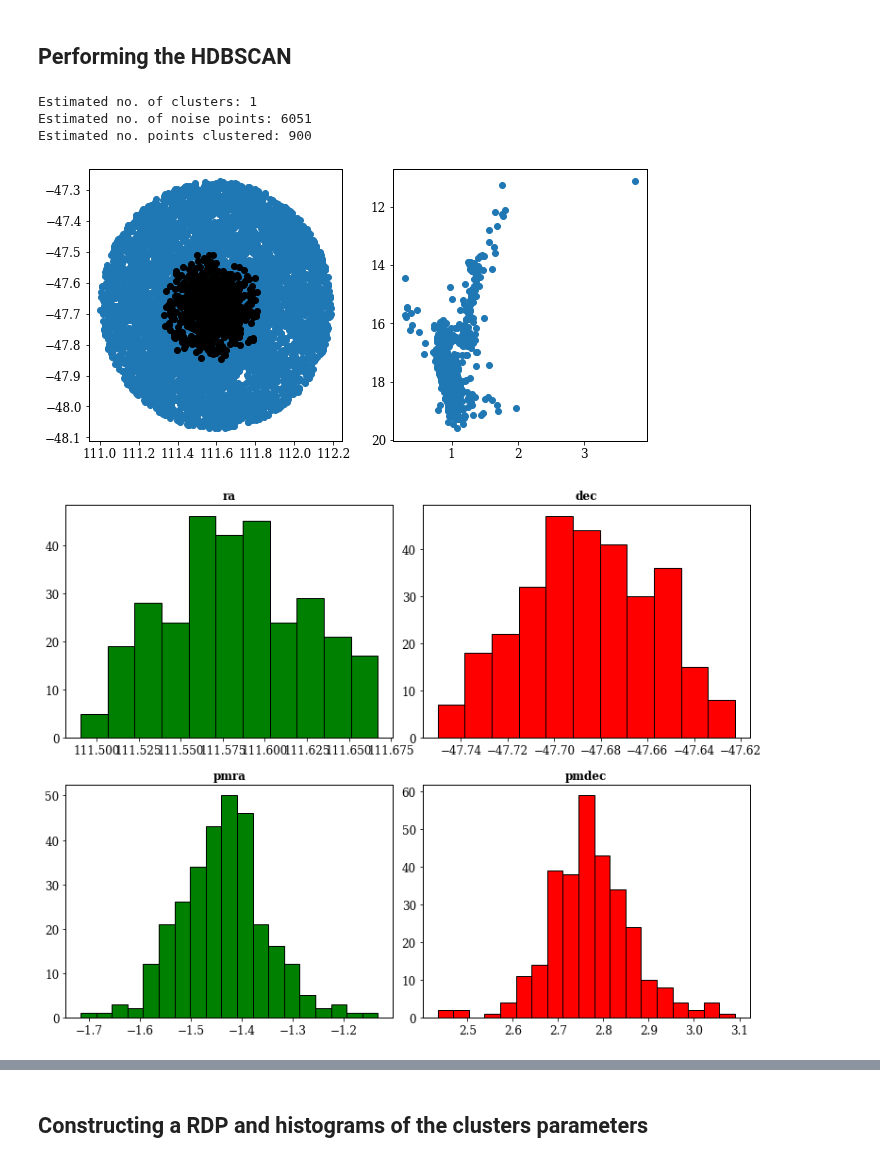
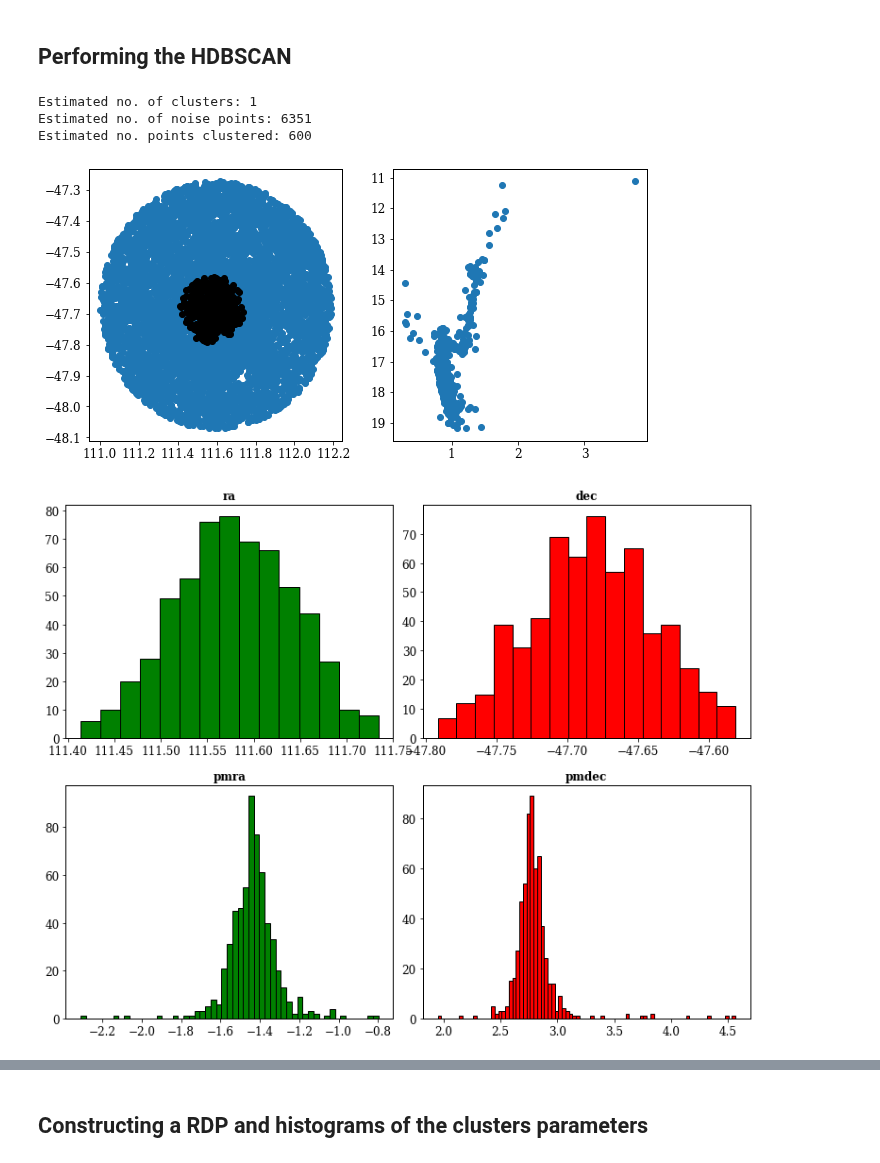
Before and after one commit to jppirest/mw_substructures, a Jupyter notebook: dados/GAIA/HDBSCAN/Clusters/Melotte_66/py_gaia.ipynb, the cells around one changed output, grey strips where cells are left out. Cells and saved outputs as stored; diff of their text form; code cells hidden in the pictures.

```diff
--- a/dados/GAIA/HDBSCAN/Clusters/Melotte_66/py_gaia.ipynb
+++ b/dados/GAIA/HDBSCAN/Clusters/Melotte_66/py_gaia.ipynb
@@ -157,41 +157,41 @@ from sklearn.preprocessing import RobustScaler
 
 escalada = RobustScaler().fit_transform(cincoD)
 # %%
-pts_expected = 900
+pts_expected = 600
 
 clusterer = hdbscan.HDBSCAN(min_cluster_size = pts_expected, min_samples = pts_expected, allow_single_cluster=True, cluster_selection_method = 'eom', metric = 'euclidean').fit(escalada)
 
 
 labels = clusterer.labels_
 
 
 ndf = ndf.assign(labels=labels)
 
 
 N_clus=len(set(labels))-(1 if -1 in labels else 0)
 print('Estimated no. of clusters: %d' % N_clus)
 
 n_noise = list(clusterer.labels_).count(-1)
 print('Estimated no. of noise points: %d' % n_noise)
 
 n_in = list(clusterer.labels_).count(0)
 print('Estimated no. points clustered: %d' % n_in)
 
 subset = ndf[ndf.labels == 0]
 
 
 fig, ax = plt.subplots(1,2, figsize=(10,5))
 
 ax[0].scatter(subset.ra,subset.dec, color = 'k', zorder = 100)
 ax[0].scatter(ndf.ra,ndf.dec)
 
 ax[1].scatter(subset['bp_rp'],subset['phot_g_mean_mag'])
 ax[1].invert_yaxis()
 # %% [output]
 Estimated no. of clusters: 1
-Estimated no. of noise points: 6051
-Estimated no. points clustered: 900
+Estimated no. of noise points: 6351
+Estimated no. points clustered: 600
-[figure, old version]
+[figure, new version]
 # %%
 fig = plt.figure(figsize = (13,10))
 ax1 = fig.add_subplot(4,4, (1,6))
@@ -218,7 +218,7 @@ ax4.set_title('pmdec', fontweight = 'bold')
 
 plt.subplots_adjust(wspace = 0.2, hspace = 0.5)
 # %% [output]
-[figure, old version]
+[figure, new version]
 # %%
 fig = plt.figure(figsize=(14,7))
 ax1 = fig.add_subplot(2,4, (1,6))
```
Also changed, not shown: parts of 20 cells of this notebook, 9 other files.
